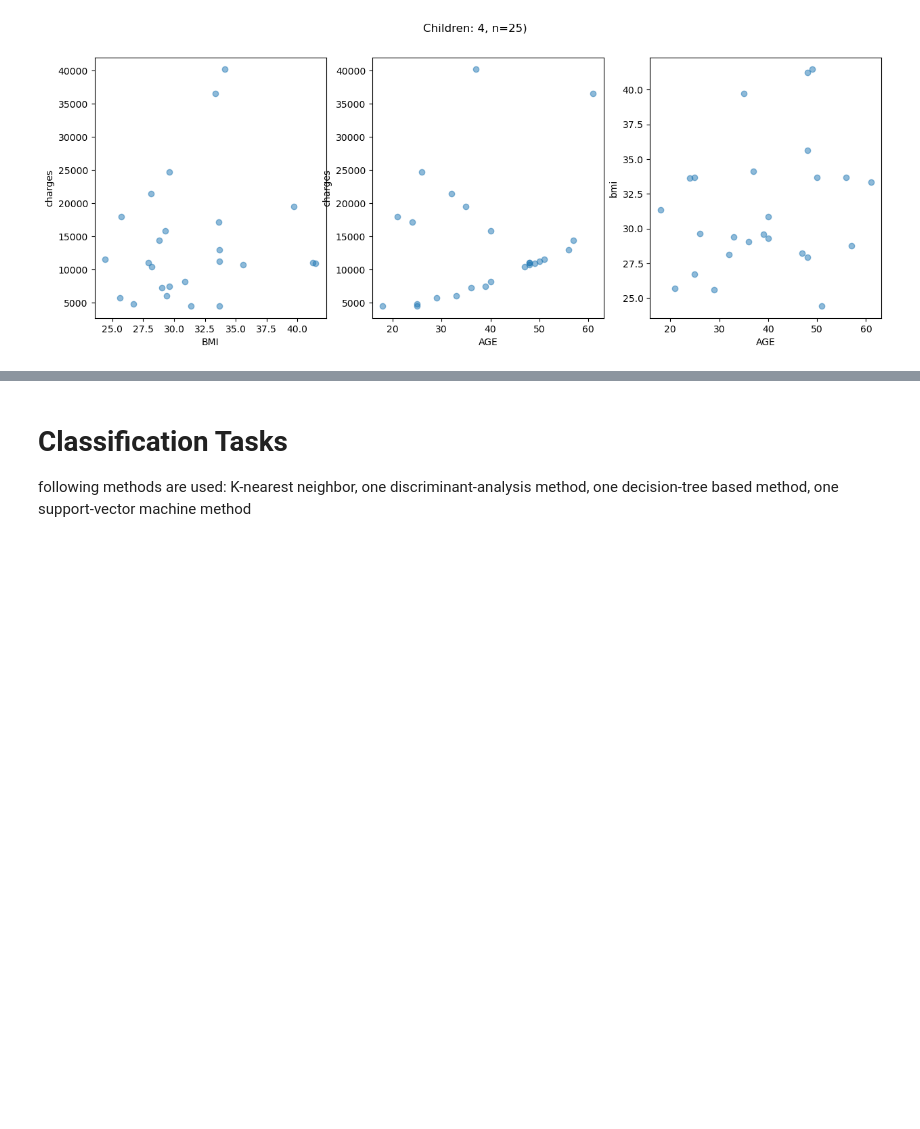
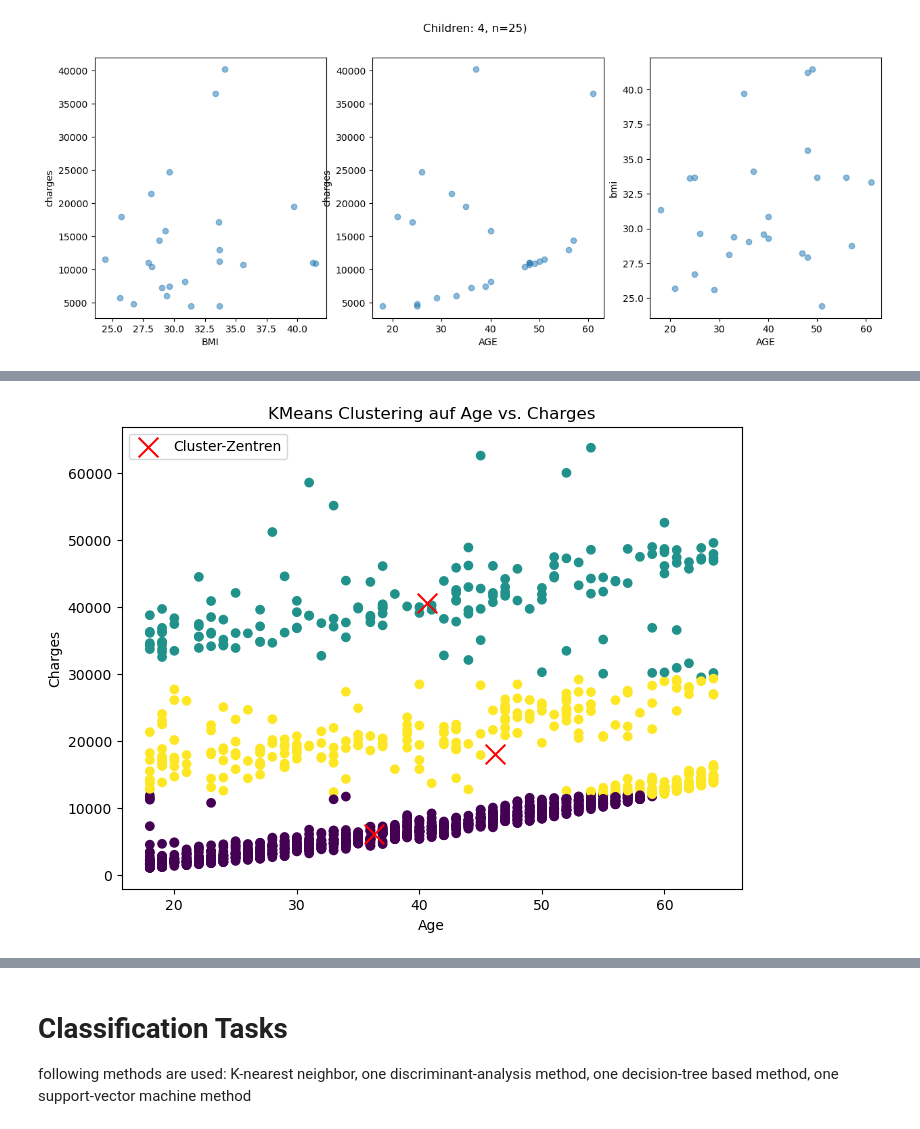
Before and after one commit to MisterSte/MLDA_Gruppenwerk, a Jupyter notebook: insurance.ipynb, the cells around one changed output, grey strips where cells are left out. Drawn from its saved outputs; the diff is of its cells as text; code cells hidden in the pictures; blank space fills up the shorter version.

```diff
--- a/insurance.ipynb
+++ b/insurance.ipynb
@@ -149,0 +165,24 @@ Notes:
+# %%
+from sklearn.cluster import KMeans
+
+X = df[['age', 'charges']].values  # Nur die zwei Spalten als Array
+
+# KMeans mit 3 Clustern
+kmeans = KMeans(n_clusters=3, random_state=0, n_init=10, algorithm='elkan').fit(X)
+kmeans.fit(X)
+
+# Cluster-Labels ins DataFrame einfügen
+df['cluster'] = kmeans.labels_
+
+# Plot
+plt.figure(figsize=(8,6))
+plt.scatter(df['age'], df['charges'], c=df['cluster'], cmap='viridis')
+plt.scatter(kmeans.cluster_centers_[:, 0], kmeans.cluster_centers_[:, 1],
+            color='red', marker='x', s=200, label='Cluster-Zentren')
+plt.xlabel('Age')
+plt.ylabel('Charges')
+plt.title('KMeans Clustering auf Age vs. Charges')
+plt.legend()
+plt.show()
+# %% [output]
+[figure, added]
```
Also changed, not shown: parts of 13 cells of this notebook.
